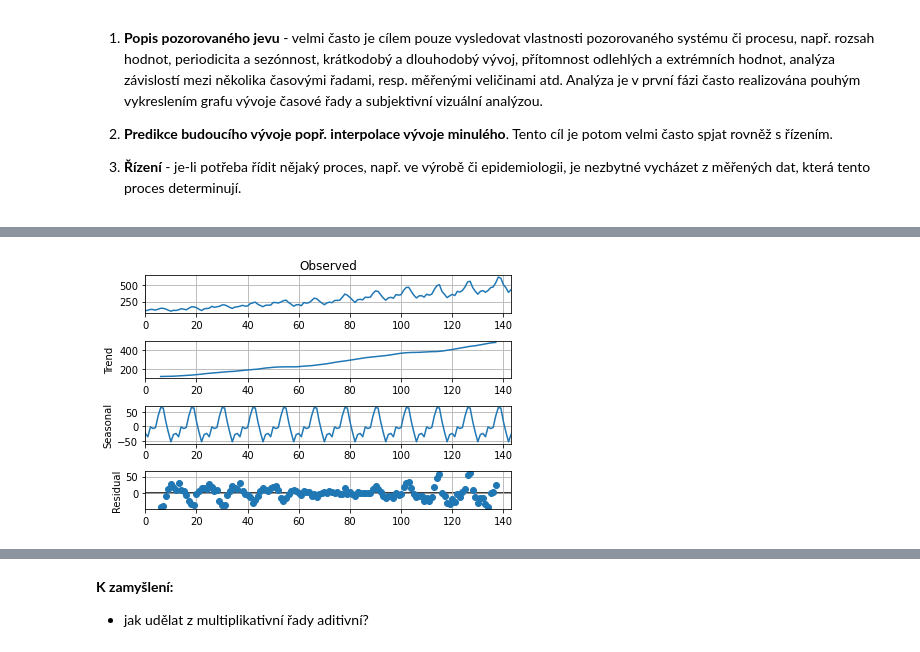
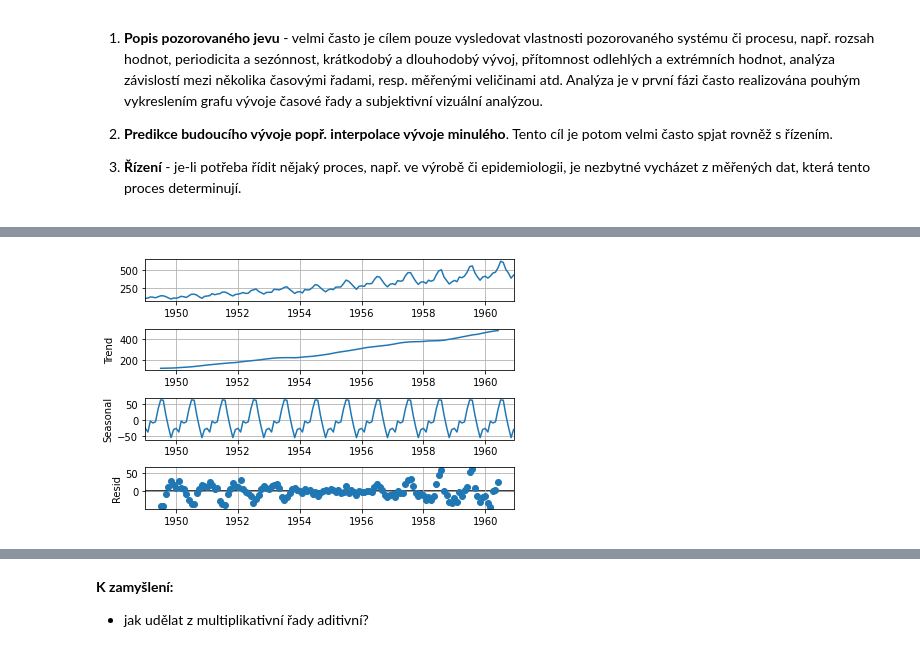
Before and after one commit to kamil-dedecius/mi-scr, a Jupyter notebook: prednasky/1.ipynb, the cells around one changed output, grey strips where cells are left out. Cells and saved outputs as stored; diff of their text form; code cells hidden in the pictures.

```diff
--- a/prednasky/1.ipynb
+++ b/prednasky/1.ipynb
@@ -84,14 +84,14 @@ Od pozorované veličiny lze samozřejmě pro různé aplikace odečítat složk
 # %%
 import pandas as pd
 from statsmodels.tsa.seasonal import seasonal_decompose
-df = pd.read_csv('../zdrojaky/international-airline-passengers.csv', header=0)
-series = df['Passengers']
+df = pd.read_csv('../zdrojaky/international-airline-passengers.csv', header=0,
+                 index_col=0, infer_datetime_format=True, parse_dates=True)
 
-result = seasonal_decompose(series.values, period=12, model='additive')
+result = seasonal_decompose(df, period=12, model='additive')
 result.plot()
 plt.show()
 # %% [output]
-[figure, old version]
+[figure, new version]
 # %%
 from statsmodels.tsa.stattools import acf
 resid_acf = acf(result.resid, nlags=10, missing='drop')
```
Also changed, not shown: parts of 3 cells of this notebook.
